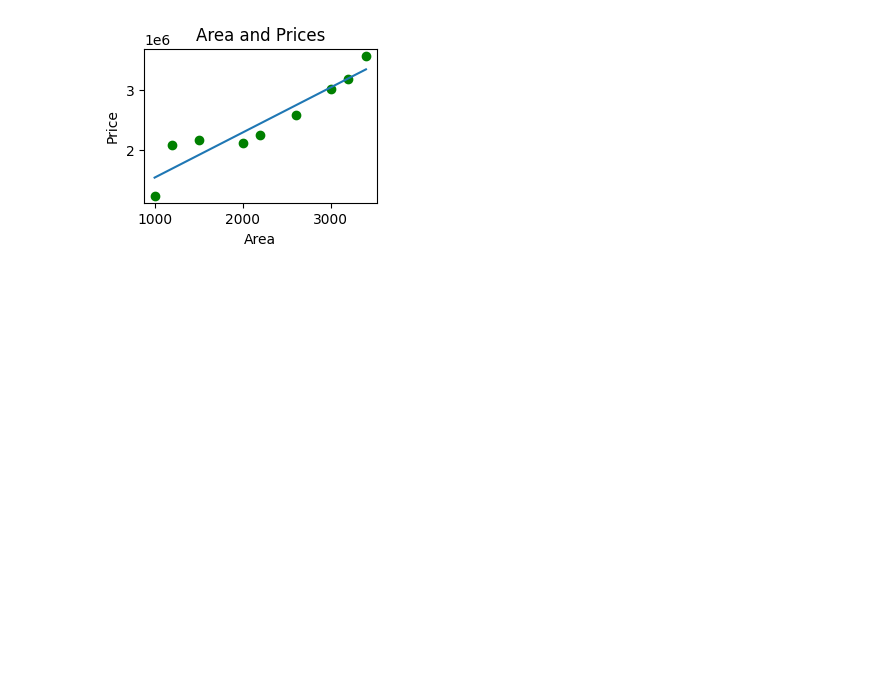
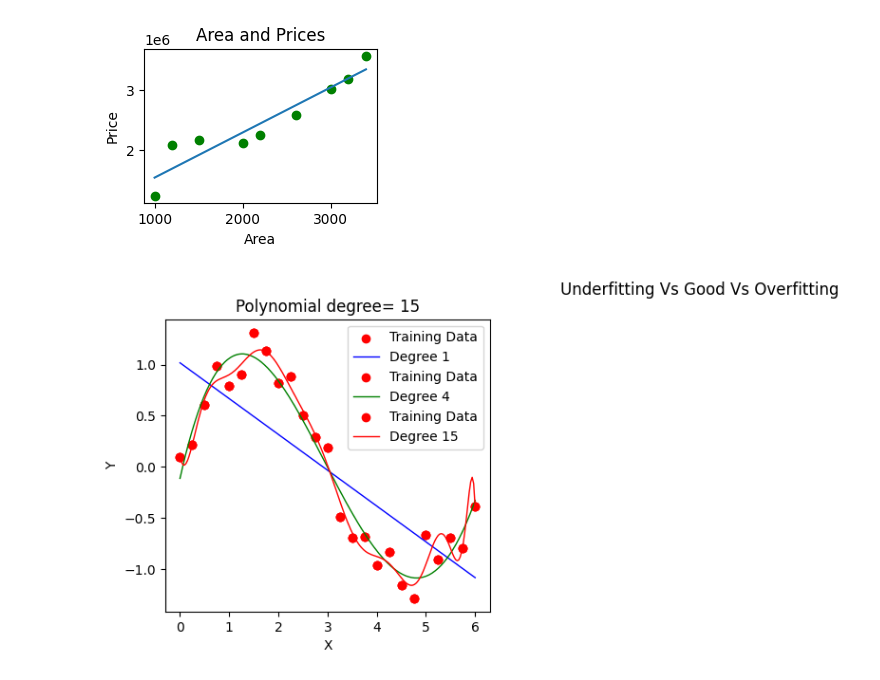
Before and after one commit to VyshnaviKarakatla/machine_learning-notebooks, a Jupyter notebook: 01_linear_regression.ipynb, the cells around one changed output. Saved outputs shown, nothing was run; the diff lists cells and outputs as text; code cells hidden in the pictures; blank space fills up the shorter version.

```diff
--- a/01_linear_regression.ipynb
+++ b/01_linear_regression.ipynb
@@ -166,0 +175,28 @@ plt.show()
+# %%
+np.random.seed(42)
+x=np.linspace(0,6,25).reshape(-1,1)
+y=np.sin(x).ravel()+np.random.randn(25)*0.2
+degree=[1,4,15]
+colors=['blue','green','red']
+plt.figure(figsize=(15,4))
+for i,d in enumerate(degree,1):
+    poly=PolynomialFeatures(degree=d)
+    x_poly=poly.fit_transform(x)
+    model=LinearRegression()
+    model.fit(x_poly,y)
+
+    x_test=np.linspace(0,6,200).reshape(-1,1)
+    x_test_poly=poly.transform(x_test)
+    y_pred=model.predict(x_test_poly)
+
+    plt.subplot(1,3,1)
+    plt.scatter(x,y,color='red',label='Training Data')
+    plt.plot(x_test,y_pred,color=colors[i-1],linewidth=1,label=f"Degree {d}")
+    plt.title(f"Polynomial degree= {d}")
+    plt.xlabel('X')
+    plt.ylabel('Y')
+    plt.legend()
+plt.suptitle('Underfitting Vs Good Vs Overfitting')
+plt.show()
+# %% [output]
+[figure, added]
```
Also changed, not shown: parts of 2 cells of this notebook.
